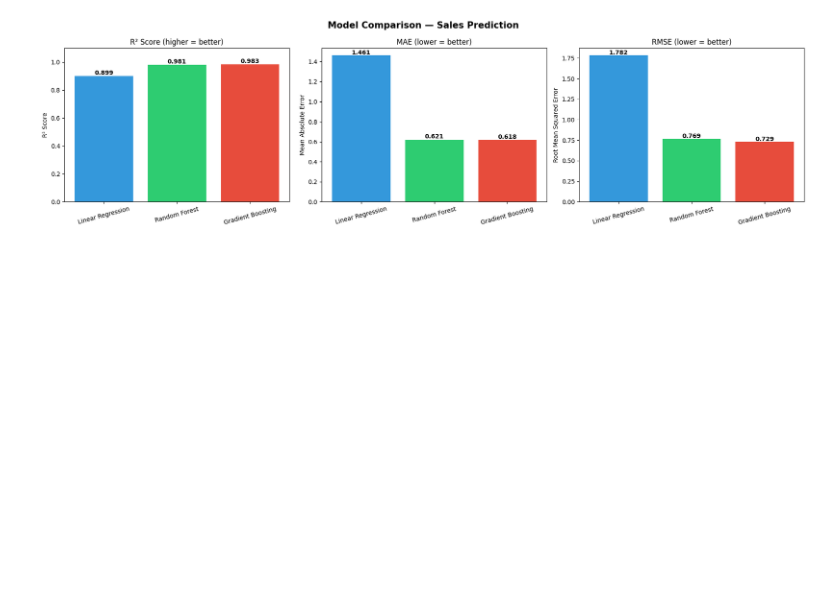
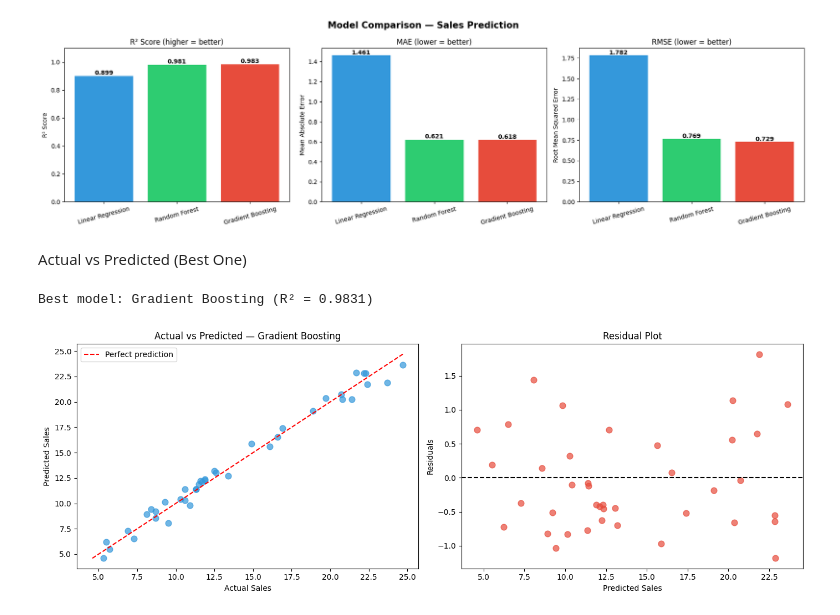
Before and after one commit to proxy-cmd/CodeAlpha_SalesPrediction, a Jupyter notebook: sales_prediction.ipynb, the cells around one changed output. Drawn from its saved outputs; the diff is of its cells as text; code cells hidden in the pictures; blank space fills up the shorter version.

Commit message:
actual vs predicted for best model

```diff
--- a/sales_prediction.ipynb
+++ b/sales_prediction.ipynb
@@ -277,3 +277,40 @@ plt.savefig('model_comparison.png', dpi=150, bbox_inches='tight')
 plt.show()
 # %% [output]
 [figure]
+# %% [markdown]
+Actual vs Predicted (Best One)
+# %%
+# Select best model by R²
+best_name = max(results, key=lambda k: results[k]['R2'])
+best      = results[best_name]
+y_pred    = best['predictions']
+
+print(f"Best model: {best_name} (R² = {best['R2']:.4f})")
+
+fig, axes = plt.subplots(1, 2, figsize=(14, 5))
+
+# Left: Actual vs Predicted scatter
+axes[0].scatter(y_test, y_pred, color='#3498db', alpha=0.7, s=60)
+min_val = min(y_test.min(), y_pred.min())
+max_val = max(y_test.max(), y_pred.max())
+axes[0].plot([min_val, max_val], [min_val, max_val],
+             color='red', linestyle='--', linewidth=1.5, label='Perfect prediction')
+axes[0].set_xlabel('Actual Sales')
+axes[0].set_ylabel('Predicted Sales')
+axes[0].set_title(f'Actual vs Predicted — {best_name}')
+axes[0].legend()
+
+# Right: Residuals
+residuals = y_test.values - y_pred
+axes[1].scatter(y_pred, residuals, color='#e74c3c', alpha=0.7, s=60)
+axes[1].axhline(y=0, color='black', linestyle='--', linewidth=1.5)
+axes[1].set_xlabel('Predicted Sales')
+axes[1].set_ylabel('Residuals')
+axes[1].set_title('Residual Plot')
+
+plt.tight_layout()
+plt.savefig('actual_vs_predicted.png', dpi=150, bbox_inches='tight')
+plt.show()
+# %% [output]
+Best model: Gradient Boosting (R² = 0.9831)
+[figure, added]
```
Also changed, not shown: 1 other file.
